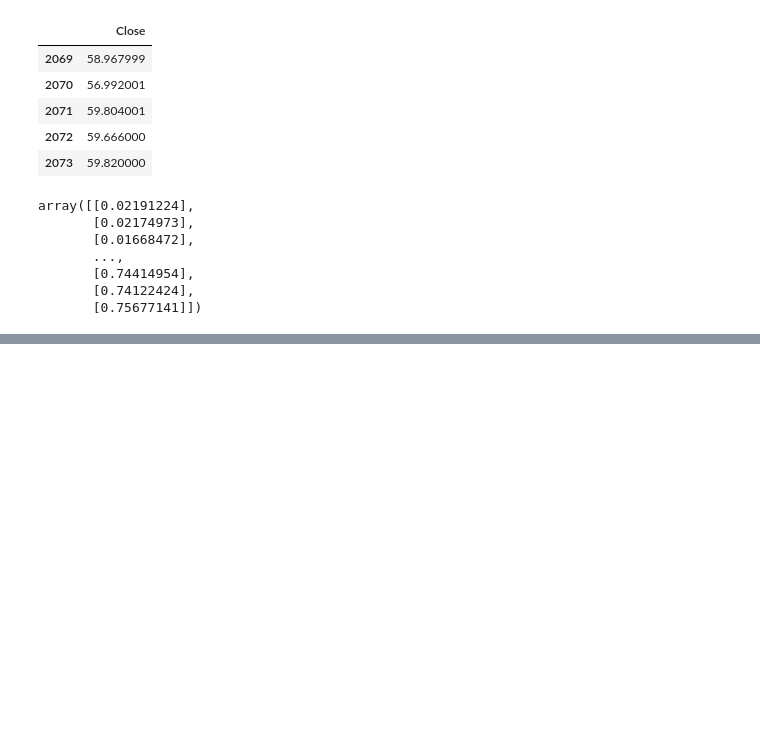
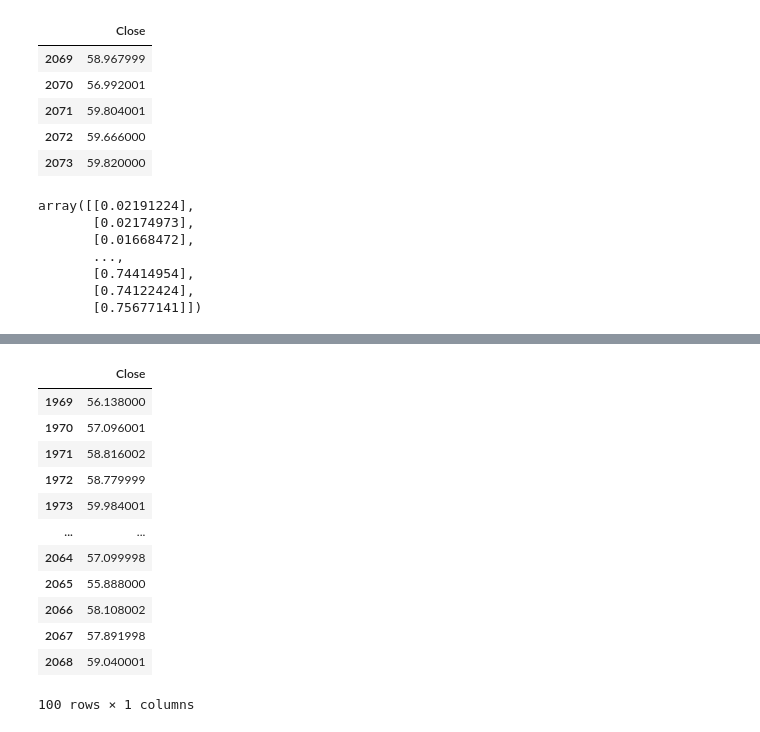
Before and after one commit to aadityasinha-dotcom/stock-trend-prediction, a Jupyter notebook: LSTM Model.ipynb, the cells around one changed output, grey strips where cells are left out. Drawn from its saved outputs; the diff is of its cells as text; code cells hidden in the pictures; blank space fills up the shorter version.

```diff
--- a/LSTM Model.ipynb
+++ b/LSTM Model.ipynb
@@ -146,0 +227,16 @@ y_train = []
+# %%
+data_training.tail(100)
+# %% [output]
+|  | Close |
+| 1969 | 56.138000 |
+| 1970 | 57.096001 |
+| 1971 | 58.816002 |
+| 1972 | 58.779999 |
+| 1973 | 59.984001 |
+| ... | ... |
+| 2064 | 57.099998 |
+| 2065 | 55.888000 |
+| 2066 | 58.108002 |
+| 2067 | 57.891998 |
+| 2068 | 59.040001 |
+100 rows × 1 columns
```
Also changed, not shown: parts of 22 cells of this notebook, 1 other file.
